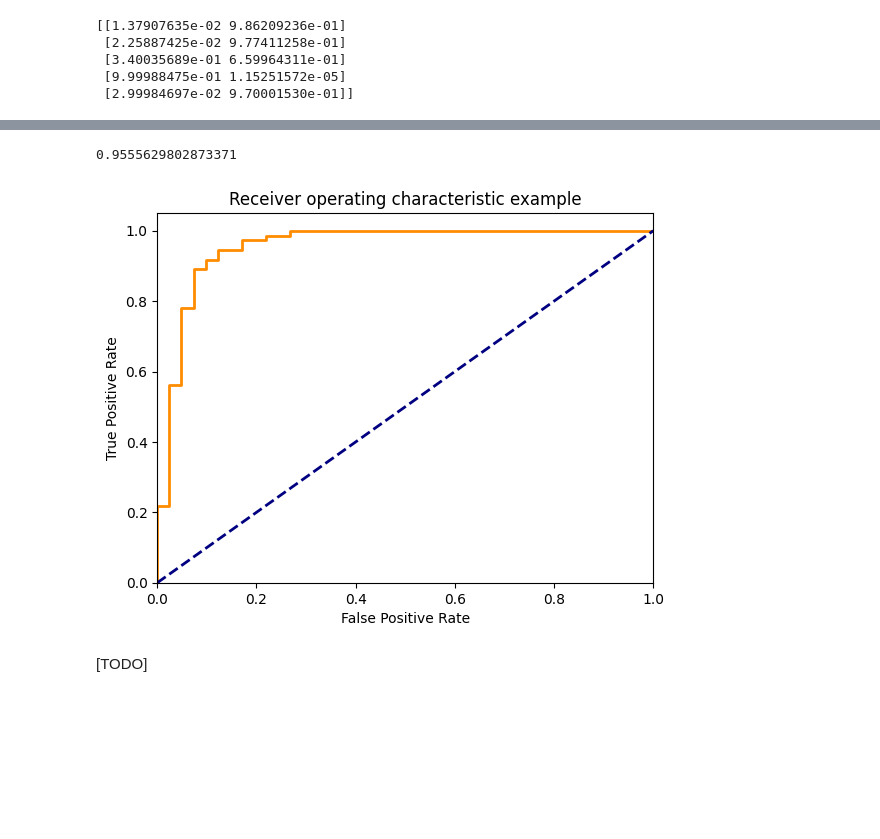
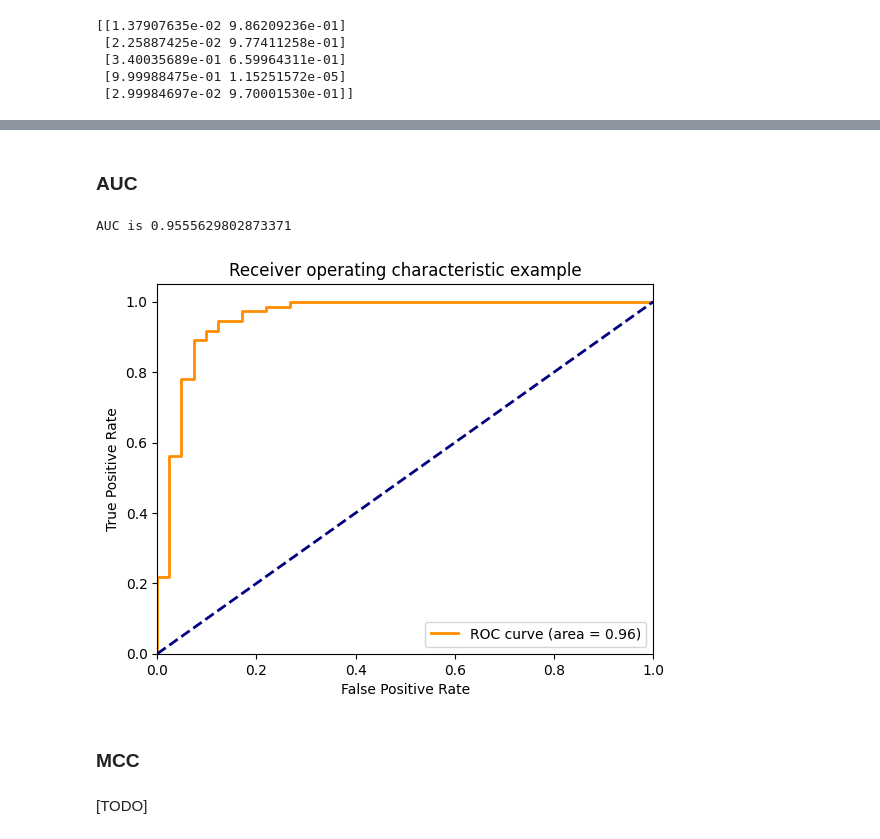
Before and after one commit to ne1s0n/bioinformateachers, a Jupyter notebook: dlb/measure_model_performance/roc_auc_mcc.ipynb, the cells around one changed output, grey strips where cells are left out. Saved outputs shown, nothing was run; the diff lists cells and outputs as text; code cells hidden in the pictures; blank space fills up the shorter version.

Commit message:
section on ROC curve almost completed

```diff
--- a/dlb/measure_model_performance/roc_auc_mcc.ipynb
+++ b/dlb/measure_model_performance/roc_auc_mcc.ipynb
@@ -98,4 +107,4 @@ print(y_probs[0:5,:])
 # %%
 from sklearn.metrics import roc_curve, auc, roc_auc_score
 # %%
-y_probs[:,1].shape
+prob_y_eq_1 = y_probs[:,1]
@@ -104,2 +119,2 @@ y_probs[:,1].shape
 # %%
-fpr, tpr, _ = roc_curve(y_test, y_probs[:,1])
+fpr, tpr, thrs = roc_curve(y_test, prob_y_eq_1)
@@ -106,28 +166,32 @@ fpr, tpr, _ = roc_curve(y_test, y_probs[:,1])
+# %% [markdown]
+### AUC
 # %%
 roc_auc = auc(fpr, tpr)
 # %%
-roc_auc
+print("AUC is", roc_auc)
 # %% [output]
-0.9555629802873371
+AUC is 0.9555629802873371
-# %%
-plt.figure()
-lw = 2
-plt.plot(
-    fpr,
-    tpr,
-    color="darkorange",
-    lw=lw,
-    #label="ROC curve (area = %0.2f)" % roc_auc,
-)
-plt.plot([0, 1], [0, 1], color="navy", lw=lw, linestyle="--")
-plt.xlim([0.0, 1.0])
-plt.ylim([0.0, 1.05])
-plt.xlabel("False Positive Rate")
-plt.ylabel("True Positive Rate")
-plt.title("Receiver operating characteristic example")
-#plt.legend(loc="lower right")
-plt.show()
-# %% [output]
-[figure]
+# %%
+plt.figure()
+lw = 2
+plt.plot(
+    fpr,
+    tpr,
+    color="darkorange",
+    lw=lw,
+    label="ROC curve (area = %0.2f)" % roc_auc
+)
+plt.plot([0, 1], [0, 1], color="navy", lw=lw, linestyle="--")
+plt.xlim([0.0, 1.0])
+plt.ylim([0.0, 1.05])
+plt.xlabel("False Positive Rate")
+plt.ylabel("True Positive Rate")
+plt.title("Receiver operating characteristic example")
+plt.legend(loc="lower right")
+plt.show()
+# %% [output]
+[figure, added]
+# %% [markdown]
+### MCC
 # %% [markdown]
 [TODO]
```
Also changed, not shown: parts of 9 cells of this notebook.
